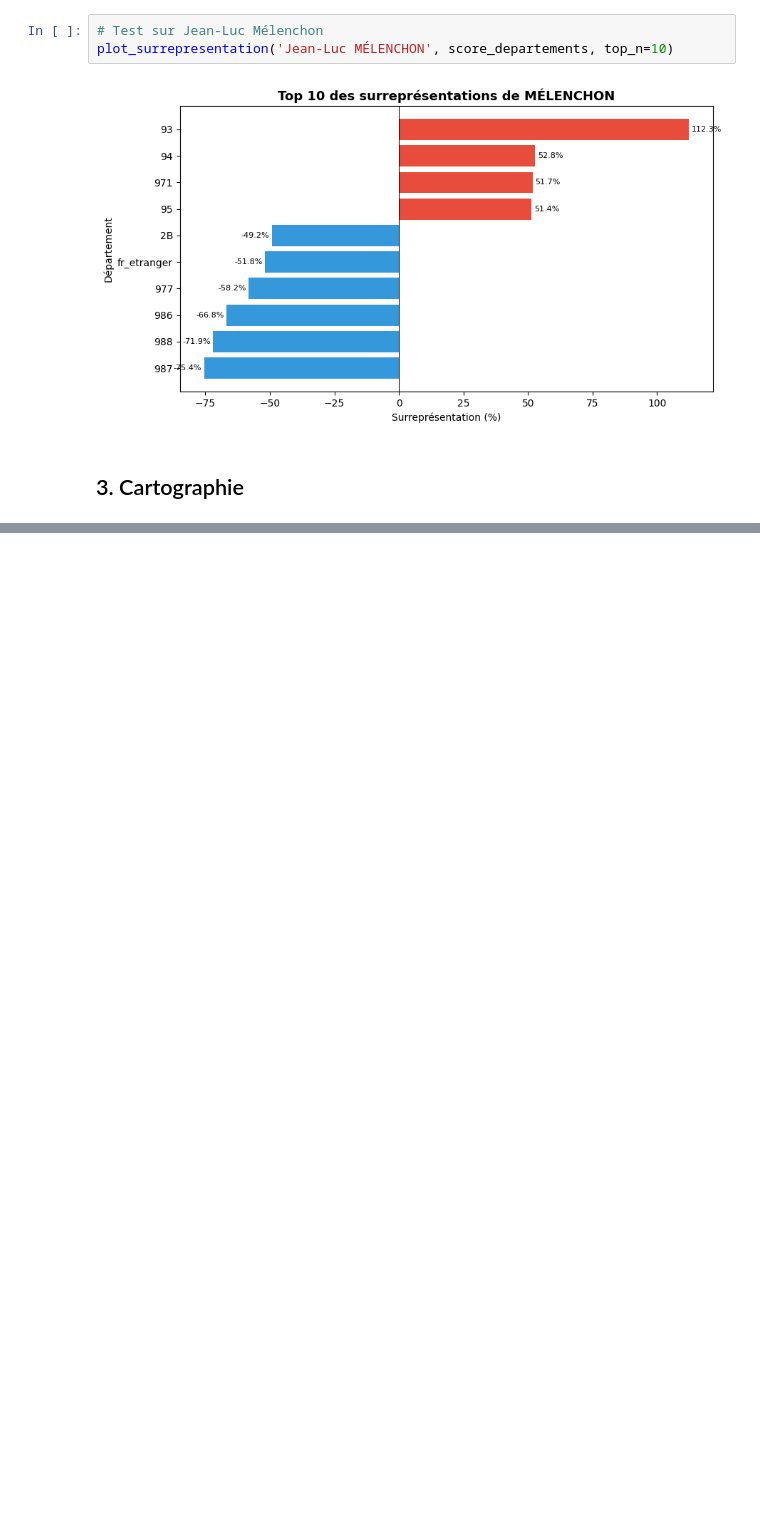
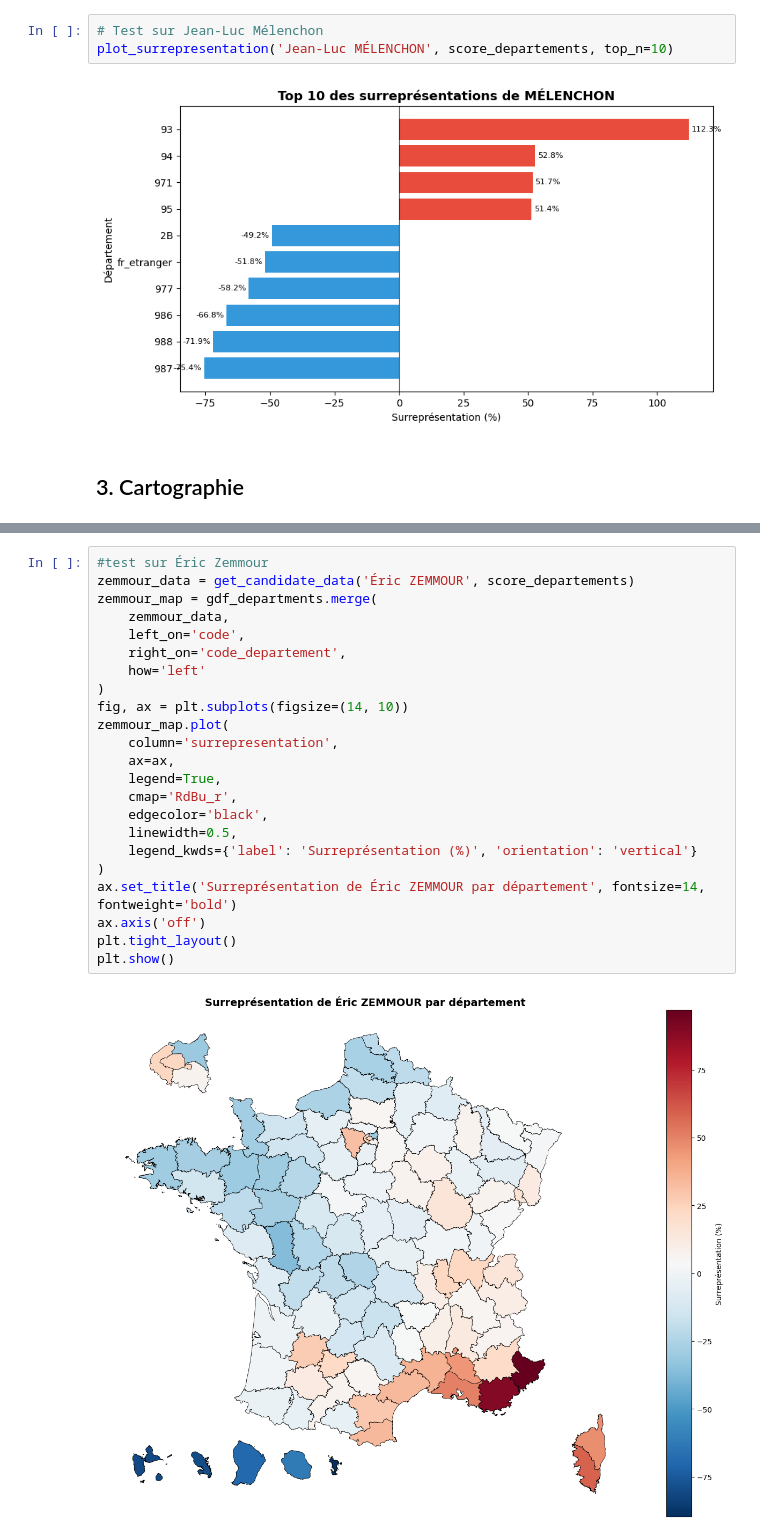
Before and after one commit to YATABARE-Cheikna-Amala/Projet_-Python_pour_la_Data_Science, a Jupyter notebook: Notebook_traitement_cheik.ipynb, the cells around one changed output, grey strips where cells are left out. Saved outputs shown, nothing was run; the diff lists cells and outputs as text; blank space fills up the shorter version.

```diff
--- a/Notebook_traitement_cheik.ipynb
+++ b/Notebook_traitement_cheik.ipynb
@@ -258,0 +321,25 @@ plot_surrepresentation('Jean-Luc MÉLENCHON', score_departements, top_n=10)
+# %%
+#test sur Éric Zemmour
+zemmour_data = get_candidate_data('Éric ZEMMOUR', score_departements)
+zemmour_map = gdf_departments.merge(
+    zemmour_data,
+    left_on='code',
+    right_on='code_departement',
+    how='left'
+)
+fig, ax = plt.subplots(figsize=(14, 10))
+zemmour_map.plot(
+    column='surrepresentation',
+    ax=ax,
+    legend=True,
+    cmap='RdBu_r',
+    edgecolor='black',
+    linewidth=0.5,
+    legend_kwds={'label': 'Surreprésentation (%)', 'orientation': 'vertical'}
+)
+ax.set_title('Surreprésentation de Éric ZEMMOUR par département', fontsize=14, fontweight='bold')
+ax.axis('off')
+plt.tight_layout()
+plt.show()
+# %% [output]
+[figure, added]
```
Also changed, not shown: parts of 7 cells of this notebook.
